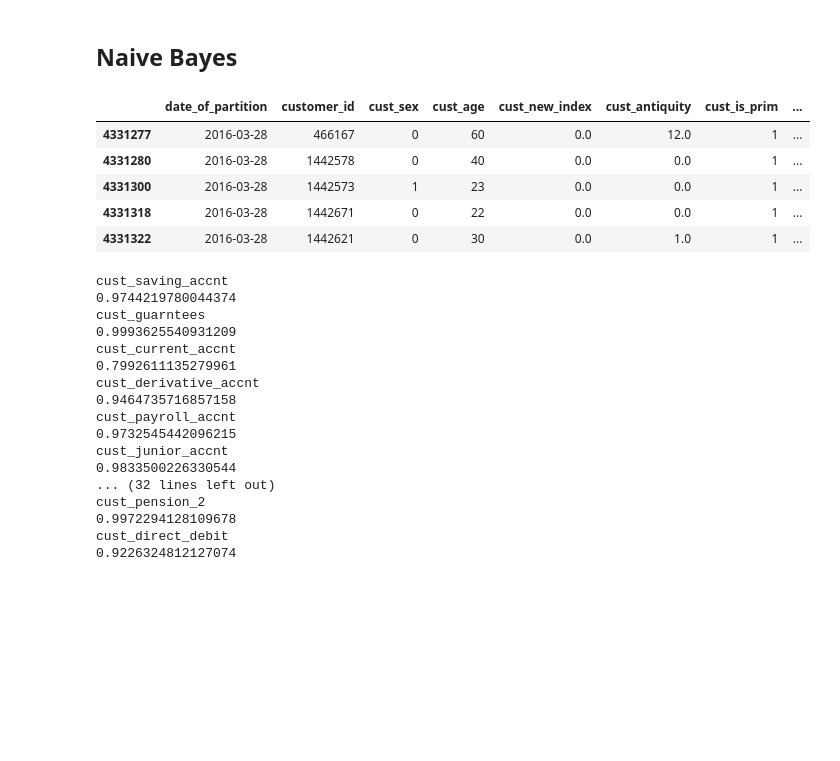
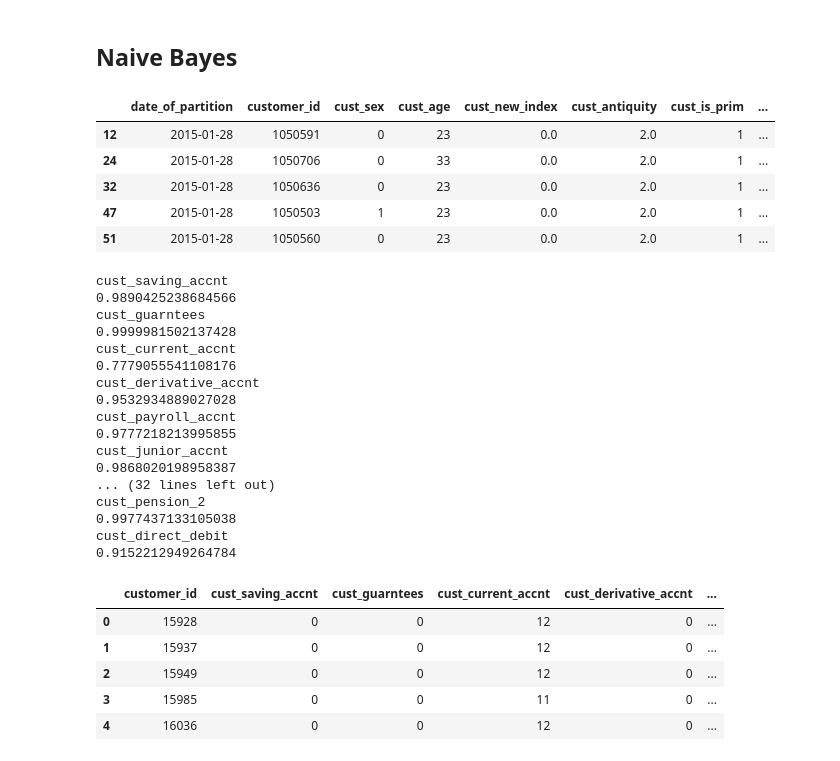
Before and after one commit to santosh12678/-santander_product_recommendation, a Jupyter notebook: Santander Product Recommendation- Part 02.ipynb, the cells around one changed output. Cells and saved outputs as stored; diff of their text form; code cells hidden in the pictures; blank space fills up the shorter version.

```diff
--- a/Santander Product Recommendation- Part 02.ipynb
+++ b/Santander Product Recommendation- Part 02.ipynb
@@ -105,21 +156,21 @@ sampled_data = sampled_data[sampled_data["date_of_partition"].isin(['2016-03-28'
 # %%
-sampled_data.head()
+customer_sampled_data.head()
 # %% [output]
 |  | date_of_partition | customer_id | cust_sex | cust_age | cust_new_index | cust_antiquity | cust_is_prim | ... |
-| 4331277 | 2016-03-28 | 466167 | 0 | 60 | 0.0 | 12.0 | 1 | ... |
-| 4331280 | 2016-03-28 | 1442578 | 0 | 40 | 0.0 | 0.0 | 1 | ... |
-| 4331300 | 2016-03-28 | 1442573 | 1 | 23 | 0.0 | 0.0 | 1 | ... |
-| 4331318 | 2016-03-28 | 1442671 | 0 | 22 | 0.0 | 0.0 | 1 | ... |
-| 4331322 | 2016-03-28 | 1442621 | 0 | 30 | 0.0 | 1.0 | 1 | ... |
+| 12 | 2015-01-28 | 1050591 | 0 | 23 | 0.0 | 2.0 | 1 | ... |
+| 24 | 2015-01-28 | 1050706 | 0 | 33 | 0.0 | 2.0 | 1 | ... |
+| 32 | 2015-01-28 | 1050636 | 0 | 23 | 0.0 | 2.0 | 1 | ... |
+| 47 | 2015-01-28 | 1050503 | 1 | 23 | 0.0 | 2.0 | 1 | ... |
+| 51 | 2015-01-28 | 1050560 | 0 | 23 | 0.0 | 2.0 | 1 | ... |
 # %%
 models = {}
 model_preds = {}
 id_preds = defaultdict(list)
-ids = sampled_data['customer_id'].values
-for col in sampled_data[product_cols].columns:
+ids = train_data['customer_id'].values
+for col in train_data[product_cols].columns:
     print(col)
-    y_train = sampled_data[col]
-    x_train = sampled_data.drop([col, 'customer_id', "date_of_partition"], 1)
+    y_train = train_data[col]
+    x_train = train_data.drop([col, 'customer_id', "date_of_partition"], 1)
 
     clf = BernoulliNB()
     clf.fit(x_train, y_train)
@@ -133,24 +184,32 @@ for col in sampled_data[product_cols].columns:
     print(roc_auc_score(y_train, p_train))
 # %% [output]
 cust_saving_accnt
-0.9744219780044374
+0.9890425238684566
 cust_guarntees
-0.9993625540931209
+0.9999981502137428
 cust_current_accnt
-0.7992611135279961
+0.7779055541108176
 cust_derivative_accnt
-0.9464735716857158
+0.9532934889027028
 cust_payroll_accnt
-0.9732545442096215
+0.9777218213995855
 cust_junior_accnt
-0.9833500226330544
+0.9868020198958387
 ... (32 lines left out)
 cust_pension_2
-0.9972294128109678
+0.9977437133105038
 cust_direct_debit
-0.9226324812127074
+0.9152212949264784
 # %%
 # Taking the unique customers
 product_cols.insert(0,"customer_id")
-sampled_data= sampled_data[product_cols].groupby("customer_id").sum().reset_index()
+train_data= train_data[product_cols].groupby("customer_id").sum().reset_index()
+train_data.head()
+# %% [output]
+|  | customer_id | cust_saving_accnt | cust_guarntees | cust_current_accnt | cust_derivative_accnt | ... |
+| 0 | 15928 | 0 | 0 | 12 | 0 | ... |
+| 1 | 15937 | 0 | 0 | 12 | 0 | ... |
+| 2 | 15949 | 0 | 0 | 12 | 0 | ... |
+| 3 | 15985 | 0 | 0 | 11 | 0 | ... |
+| 4 | 16036 | 0 | 0 | 12 | 0 | ... |
 # %%
```
Also changed, not shown: parts of 19 cells of this notebook.
